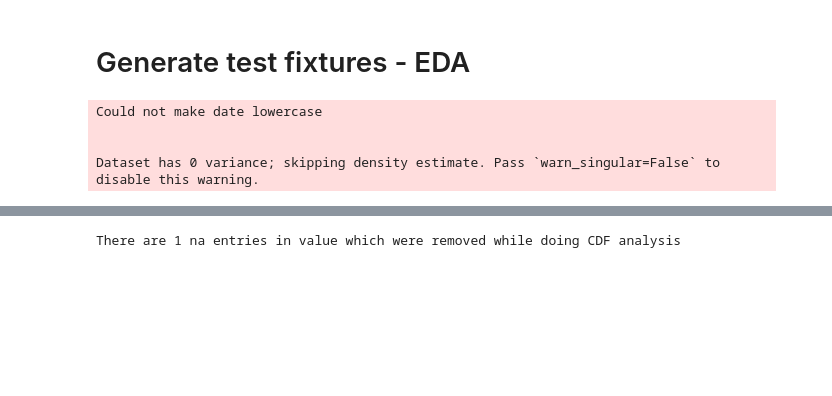
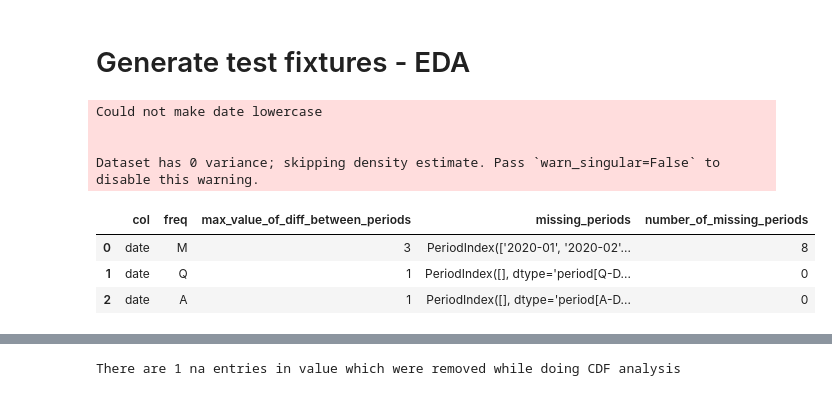
Before and after one commit to aravindganesan88/eda_and_clean, a Jupyter notebook: test.ipynb, the cells around one changed output, grey strips where cells are left out. Saved outputs shown, nothing was run; the diff lists cells and outputs as text; code cells hidden in the pictures; blank space fills up the shorter version.

```diff
--- a/test.ipynb
+++ b/test.ipynb
@@ -409,3 +423,10 @@ Could not make date lowercase
 
 
 Dataset has 0 variance; skipping density estimate. Pass `warn_singular=False` to disable this warning.
+# %%
+eda_instance_test_1.MISSING_VALUES["dates_continuity_check"]
+# %% [output]
+|  | col | freq | max_value_of_diff_between_periods | missing_periods | number_of_missing_periods |
+| 0 | date | M | 3 | PeriodIndex(['2020-01', '2020-02'... | 8 |
+| 1 | date | Q | 1 | PeriodIndex([], dtype='period[Q-D... | 0 |
+| 2 | date | A | 1 | PeriodIndex([], dtype='period[A-D... | 0 |
```
Also changed, not shown: parts of 10 cells of this notebook, 4 other files.
